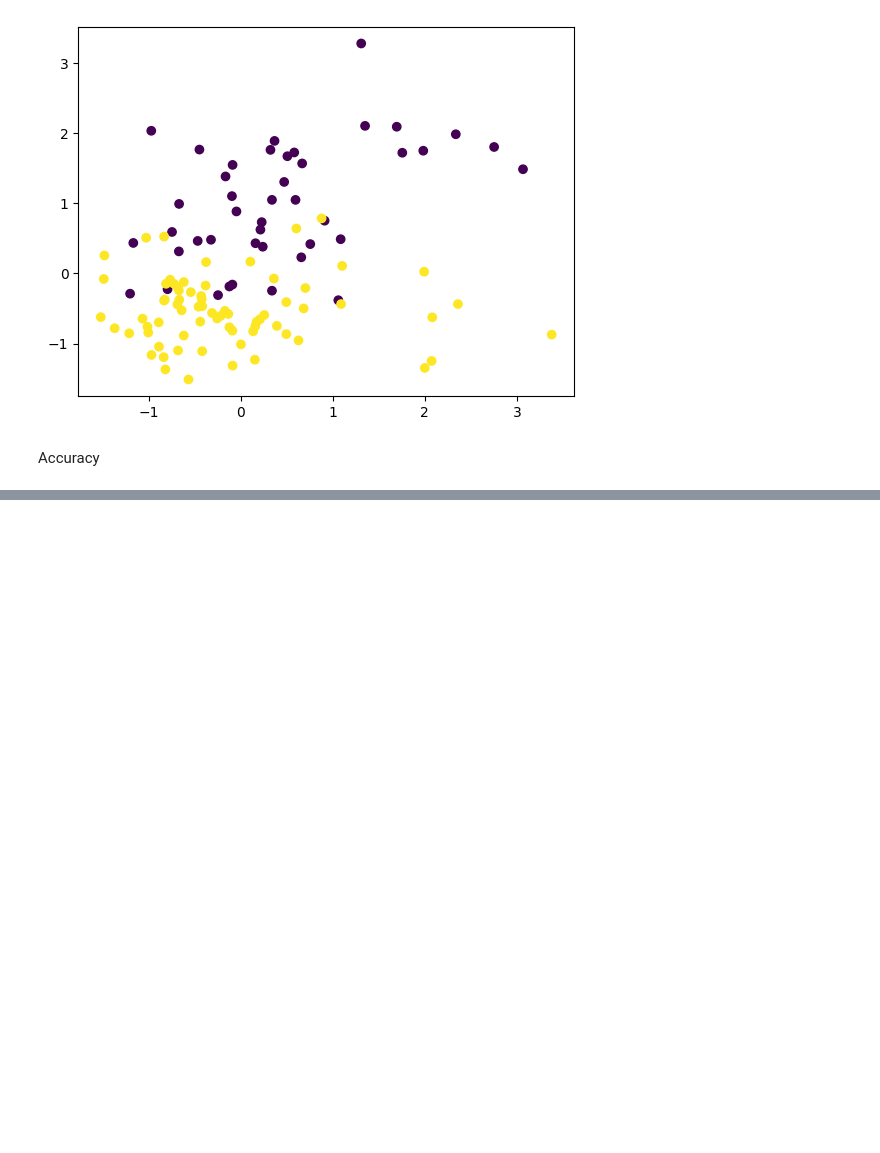
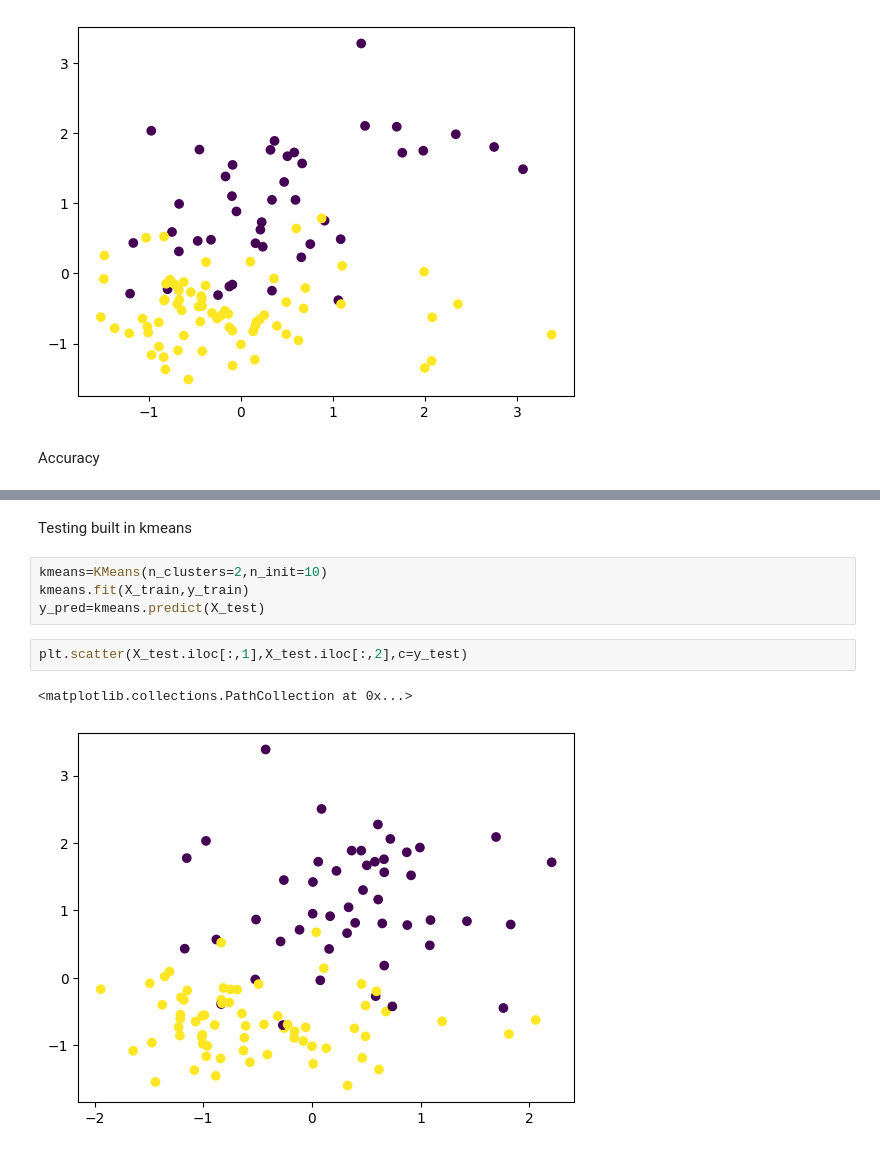
Before and after one commit to hourmohamed/K-Means, a Jupyter notebook: Kmeans_PCA.ipynb, the cells around one changed output, grey strips where cells are left out. Saved outputs shown, nothing was run; the diff lists cells and outputs as text; blank space fills up the shorter version.

```diff
--- a/Kmeans_PCA.ipynb
+++ b/Kmeans_PCA.ipynb
@@ -169,2 +190,13 @@ np.sum(y_pred==y_test)/len(y_test)
 # %% [output]
 0.868421052631579
+# %% [markdown]
+Testing built in kmeans
+# %%
+kmeans=KMeans(n_clusters=2,n_init=10)
+kmeans.fit(X_train,y_train)
+y_pred=kmeans.predict(X_test)
+# %%
+plt.scatter(X_test.iloc[:,1],X_test.iloc[:,2],c=y_test)
+# %% [output]
+<matplotlib.collections.PathCollection at 0x...>
+[figure, added]
```
Also changed, not shown: parts of 11 cells of this notebook.
